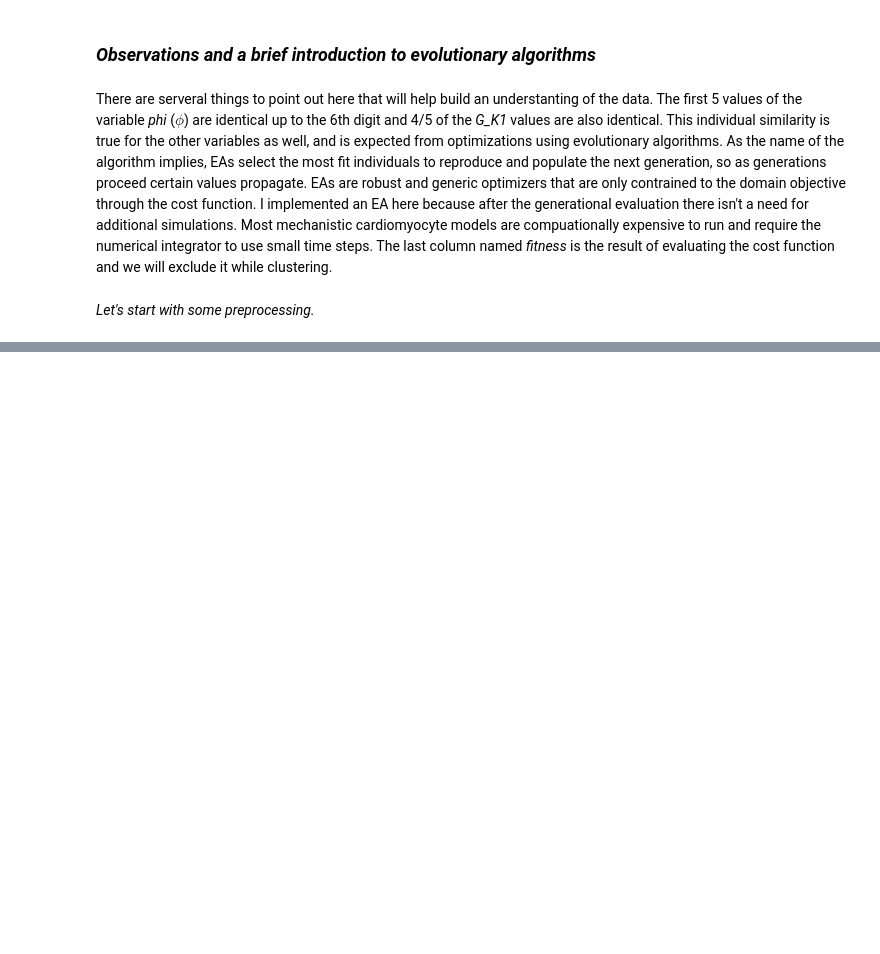
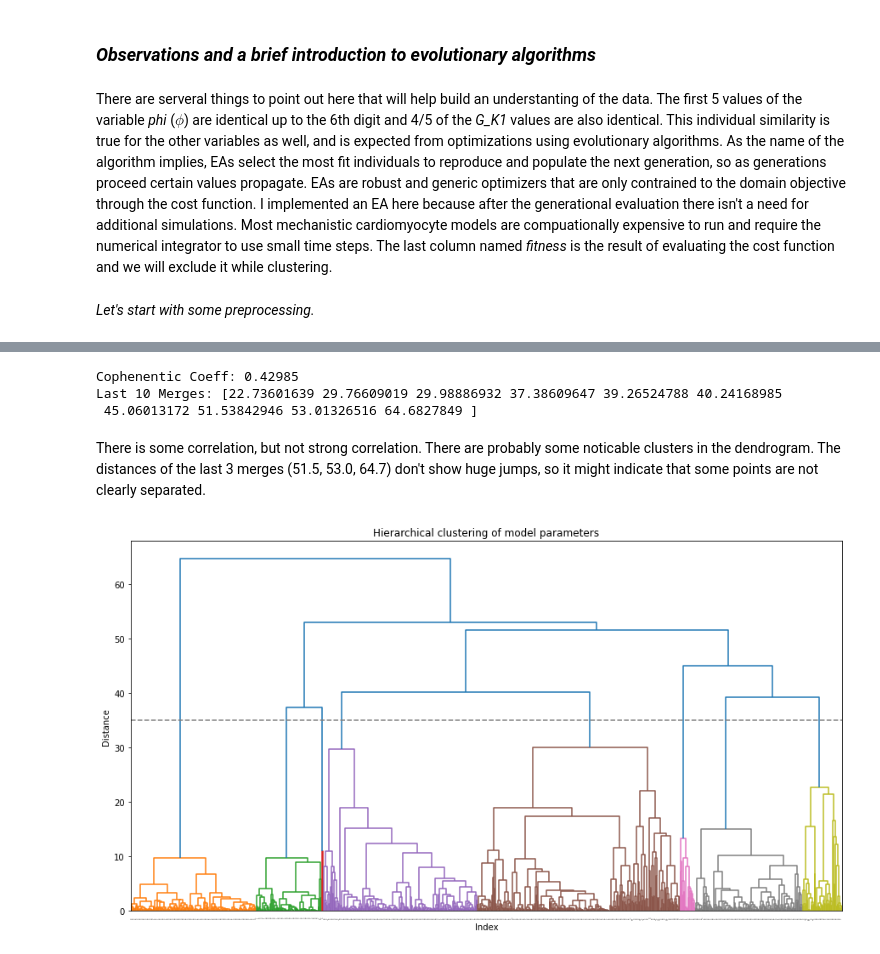
Before and after one commit to dtilley/segmenting_models, a Jupyter notebook: segmenting_models_TUTORIAL.ipynb, the cells around one changed output, grey strips where cells are left out. Drawn from its saved outputs; the diff is of its cells as text; code cells hidden in the pictures; blank space fills up the shorter version.

```diff
--- a/segmenting_models_TUTORIAL.ipynb
+++ b/segmenting_models_TUTORIAL.ipynb
@@ -47,0 +89,25 @@ params = scaler.fit_transform(np.log(c5_params))
+# %%
+# Calculate c
+c, coph_dists = cophenet(Z, pdist(sc_params))
+print(f'Cophenentic Coeff: {round(c, 5)}')
+
+# Print Last 10 merge distances
+print(f'Last 10 Merges: {Z[-10:,2]}')
+# %% [output]
+Cophenentic Coeff: 0.42985
+Last 10 Merges: [22.73601639 29.76609019 29.98886932 37.38609647 39.26524788 40.24168985
+ 45.06013172 51.53842946 53.01326516 64.6827849 ]
+# %% [markdown]
+There is some correlation, but not strong correlation. There are probably some noticable clusters in the dendrogram. The distances of the last 3 merges (51.5, 53.0, 64.7) don't show huge jumps, so it might indicate that some points are not clearly separated.
+# %%
+# Plot the Dendrogram
+plt.figure(figsize=(15,8))
+plt.title('Hierarchical clustering of model parameters')
+plt.xlabel('Index')
+plt.ylabel('Distance')
+plt.tick_params(labelbottom = False)
+dendrogram(Z, leaf_font_size=0, color_threshold=35)
+plt.axhline(y=35, linestyle='dashed', color='grey')
+plt.show()
+# %% [output]
+[figure, added]
```
Also changed, not shown: parts of 12 cells of this notebook, 2 other files.
